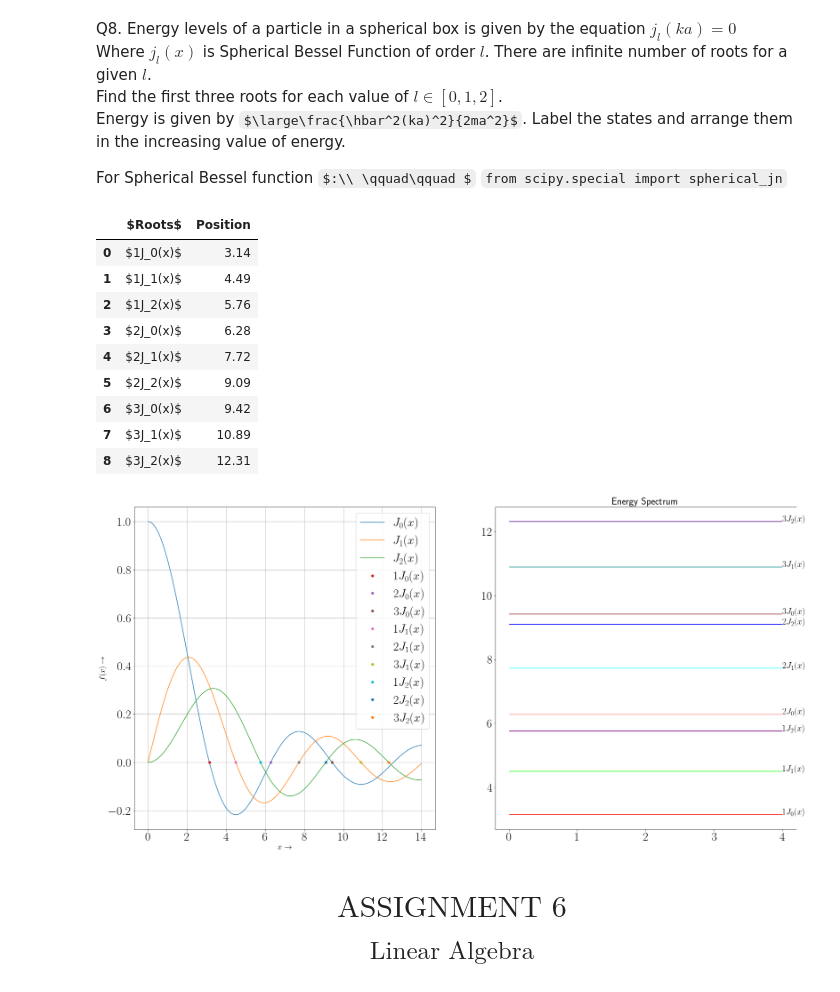
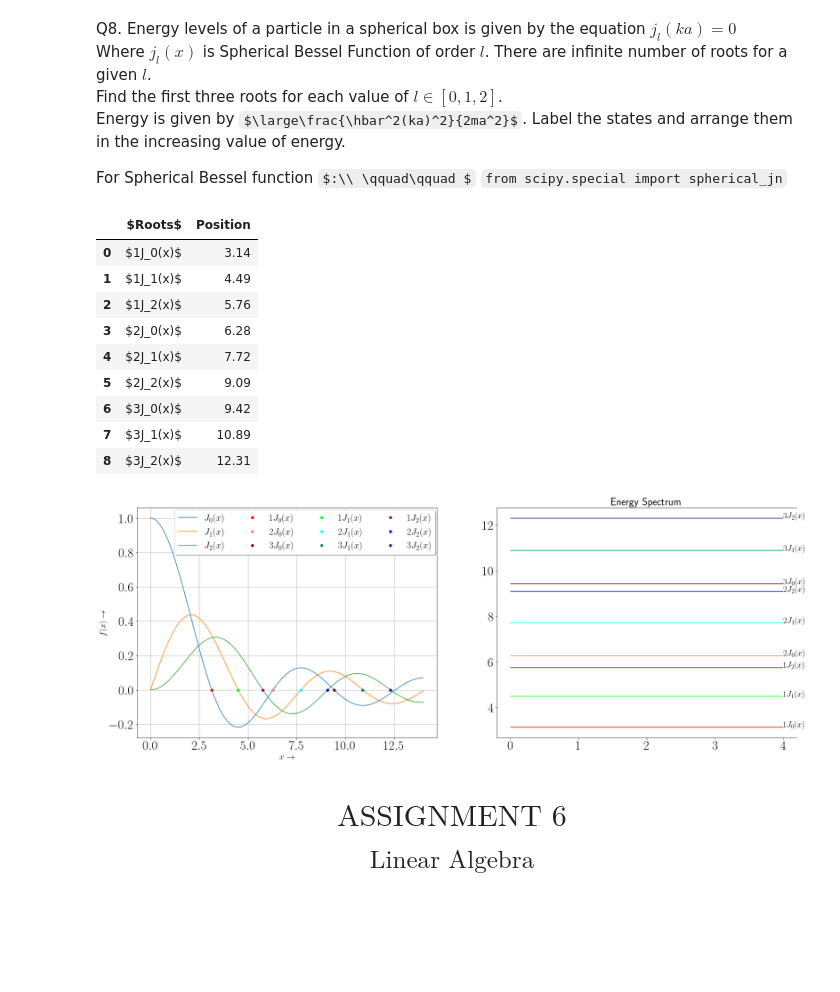
Before and after one commit to Chaks1603/-Computational-Physics-WBSU-, a Jupyter notebook: Semester 2/Assignment .ipynb, the cells around one changed output. Drawn from its saved outputs; the diff is of its cells as text; code cells hidden in the pictures; some formulas as TeX source; blank space fills up the shorter version.

```diff
--- a/Semester 2/Assignment .ipynb
+++ b/Semester 2/Assignment .ipynb
@@ -249,18 +251,19 @@ plt.show()
 # %% [markdown]
  Q2. Show that $\large\displaystyle{\lim_{\epsilon \to 0} \frac{1}{\pi}(\frac{\epsilon}{x^2 + \epsilon^2}) = \delta(x)} $ by applying it on two functions of $x$.
 # %%
-E=5
+𝜖=5
 A,s = [],[]
 
 def f(x):
-    return np.cos(x)*(1/np.pi)*(E/(x**2+E**2))
+    return np.cos(x)*(1/np.pi)*(𝜖/(x**2+𝜖**2))
 
 for i in range(10):
-    a=si.quad(lambda x:f(x),-150*E,150*E,limit=500)[0]
-    E=E*0.5
+    a=si.quad(lambda x:f(x),-150*𝜖,150*𝜖,limit=500)[0]
+    𝜖=𝜖*0.5
     A.append(a)
-    s.append(E)
+    s.append(𝜖)
     plt.plot(s,A,'k-')
     plt.xlabel(r'$ \epsilon \rightarrow $',fontsize=26)
+plt.title(r'${\lim_{\epsilon \to 0} \frac{1}{\pi}(\frac{\epsilon}{x^2 + \epsilon^2}) = \delta(x)} $')
 plt.show()
 # %% [output]
@@ -893,10 +894,10 @@ plt.contour( X, Y, G,[2], colors='c')
 
 Xr,Yr=[],[]
 print('  Theoritical & Graphical Study using Multi-Dimensional Method')
-for i in Roots:
-    Xr.append(i)
-    Yr.append(2/i)
-    plt.plot(i,2/i,'8',label=(i,2/i))
+for xi in Roots:
+    Xr.append(xi)
+    Yr.append(2/xi)
+    plt.plot(xi,2/xi,'8',label=(xi,2/xi))
 display(pd.DataFrame({'X':Xr,'Y':Yr}))
 plt.grid(True)
 plt.legend(bbox_to_anchor=(2.5, 0.8),fontsize=30,loc='center right')
@@ -975,10 +1012,12 @@ for i in Roots:
     if (i>0) and (i*np.tan(i)>0):
         Xr.append(i)
         Yr.append(i*np.tan(i))
-        plt.plot(i,(i*np.tan(i)),'o',label=(i,(i*np.tan(i))))
+        plt.plot(i,(i*np.tan(i)),'o')
 display(pd.DataFrame({'X':Xr,'Y':Yr}))
 plt.grid(True)
-plt.legend(bbox_to_anchor=(2.5, 0.8),fontsize=30,loc='center right')
+#plt.legend(bbox_to_anchor=(2.5, 0.8),fontsize=30,loc='center right')
+plt.legend(['$(x_0,y_0)$','$(x_1,y_1)$','$(x_2,y_2)$','$(x_3,y_3)$'],
+           bbox_to_anchor=(1.5, 0.4),fontsize=30,loc='center right')
 plt.show()
 # %% [output]
   Theoritical & Graphical Study using Multi-Dimensional Method
@@ -1015,10 +1054,12 @@ for i in Roots:
     if (i>0) and (-i/np.tan(i)>0) :
         Xr.append(i)
         Yr.append(-i/np.tan(i))
-        plt.plot(i,(-i/np.tan(i)),'o',label=(i,(-i/np.tan(i))))
+        plt.plot(i,(-i/np.tan(i)),'o')
 display(pd.DataFrame({'X':Xr,'Y':Yr}))
 plt.grid(True)
-plt.legend(bbox_to_anchor=(2.5, 0.8),fontsize=30,loc='center right')
+#plt.legend(bbox_to_anchor=(2.5, 0.8),fontsize=30,loc='center right')
+plt.legend(['$(x_0,y_0)$','$(x_1,y_1)$','$(x_2,y_2)$','$(x_3,y_3)$'],
+           bbox_to_anchor=(1.5, 0.4),fontsize=30,loc='center right')
 plt.show()
 # %% [output]
   Theoritical & Graphical Study using Multi-Dimensional Method
@@ -1039,7 +1080,7 @@ For Spherical Bessel function $:\\ \qquad\qquad $
 from scipy.special import spherical_jn
 
 x=np.linspace(0,14,50000)
-fig,(ax1,ax2)=plt.subplots(1,2,figsize=(30,15))
+fig,(ax1,ax2)=plt.subplots(1,2,figsize=(28,10))
 
 def bisection(f,a,b,tol):
     while (abs(a-b)>=tol):
@@ -1058,38 +1099,38 @@ for l in range(3):
     L1=[]
     for i in range(1,11):
         s=bisection(lambda x:spherical_jn(l,x),i,6+i,1e-6)
         L1.append(round(s,2))
     ka=[i for n, i in enumerate(L1) if i not in L1[:n]]
     ka=[i for i in ka[:3]]
     T += ka
+c = ['red','salmon','maroon','lime','cyan','teal','purple','blue','indigo']
 for k in range(len(T)):
-    ax1.plot(T[k],0,'o',label=P[k])
+    ax1.plot(T[k],0,'o',color=c[k],label=P[k])
 Y=zip(P,T)
 Z=list(sorted(Y,key= lambda x:x[1]))
 display(pd.DataFrame(np.asarray(Z).T,index=['$Roots$','Position']).T)
 ax1.grid()
 ax1.set_xlabel(r'$x\rightarrow$',fontsize=20)
 ax1.set_ylabel(r'$f(x)\rightarrow$',fontsize=20)
-ax1.legend(fontsize=30)
-c = ['red','salmon','maroon','lime','cyan','teal','purple','blue','indigo']
+ax1.legend(bbox_to_anchor=(0.56, 1.01),fontsize=22,loc='upper center',fancybox=True, shadow=True, ncol=4)
 ax2.hlines(y=T,xmin=0,xmax=4,color=c,linestyle='-')
 for n in range(len(T)):
-    ax2.text(4,T[n],P[n],size=22)
+    ax2.text(4,T[n],P[n],size=20)
 ax2.set_title('Energy Spectrum',fontsize=25)
 ax2.spines['right'].set_color('none')
 plt.show()
 # %% [output]
 |  | $Roots$ | Position |
 | 0 | $1J_0(x)$ | 3.14 |
 | 1 | $1J_1(x)$ | 4.49 |
 | 2 | $1J_2(x)$ | 5.76 |
 | 3 | $2J_0(x)$ | 6.28 |
 | 4 | $2J_1(x)$ | 7.72 |
 | 5 | $2J_2(x)$ | 9.09 |
 | 6 | $3J_0(x)$ | 9.42 |
 | 7 | $3J_1(x)$ | 10.89 |
 | 8 | $3J_2(x)$ | 12.31 |
-[figure, old version]
+[figure, new version]
 # %% [markdown]
 # $$ \text{ASSIGNMENT 6} $$
 ## $$\text{Linear Algebra}$$
```
Also changed, not shown: parts of 7 cells of this notebook.
